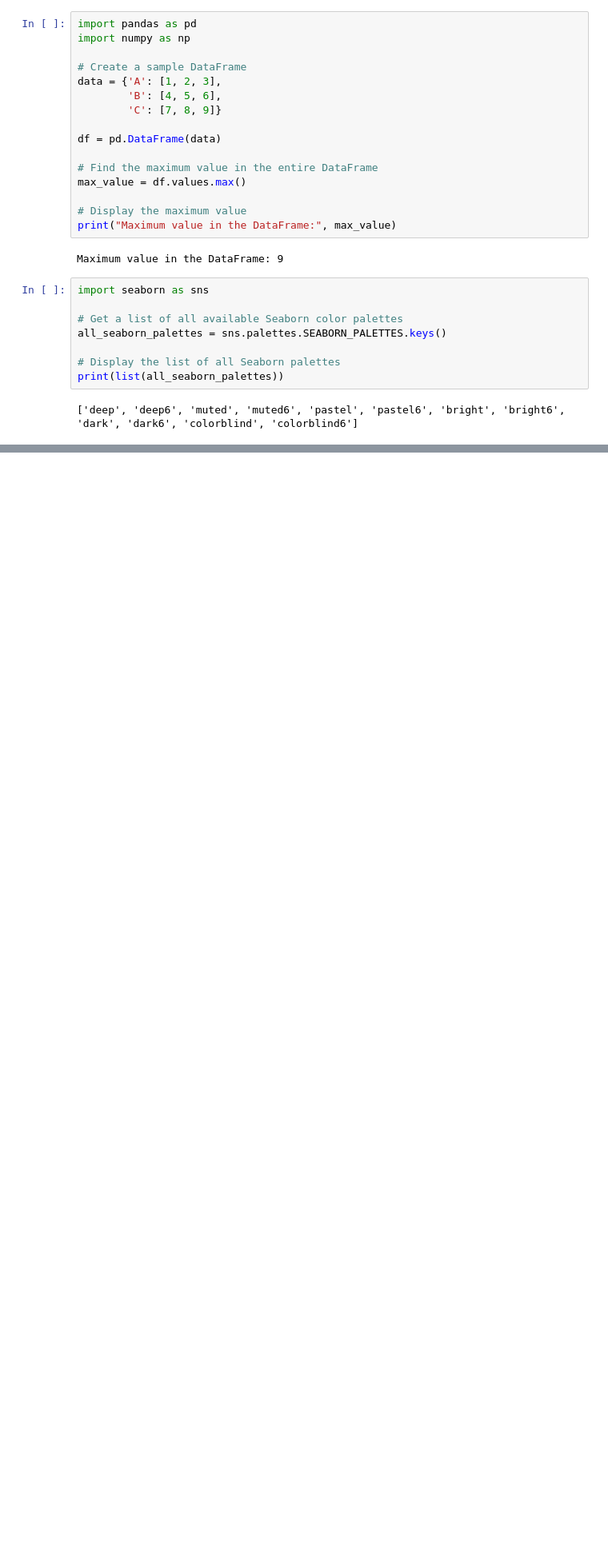
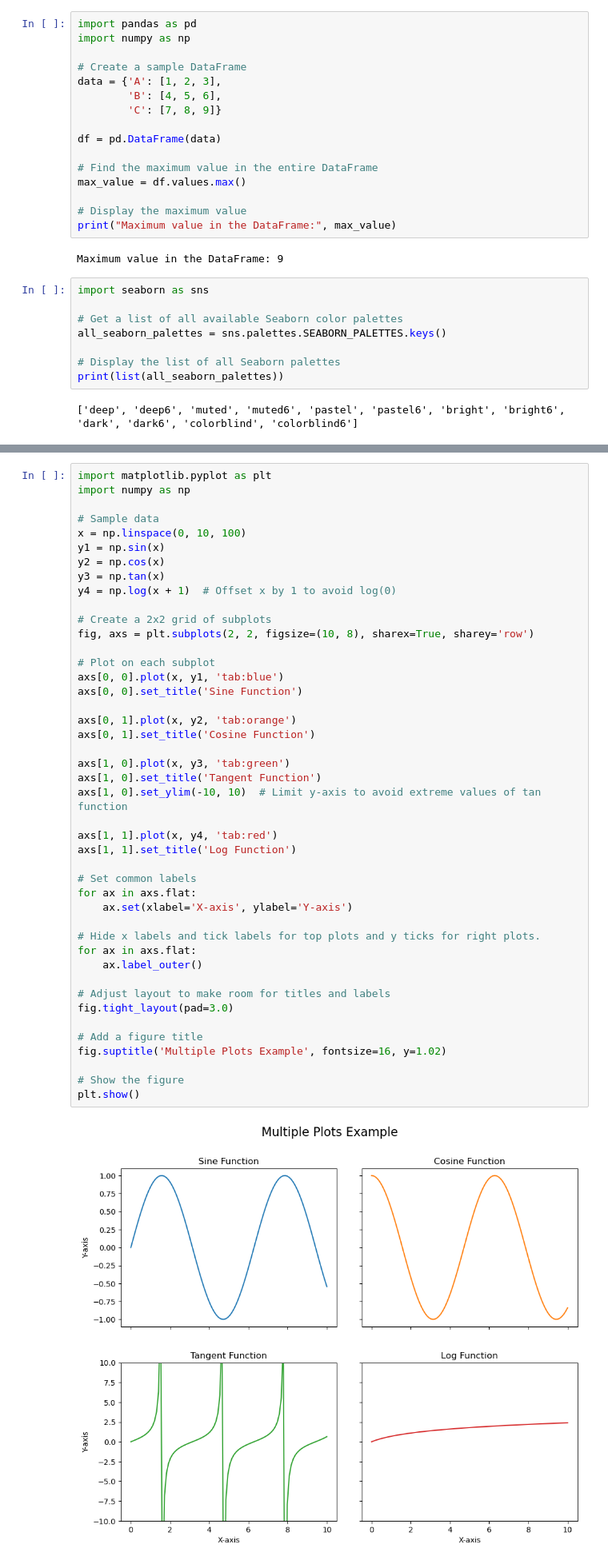
Before and after one commit to UCF-MIPs/multiplex-network, a Jupyter notebook: train.ipynb, the cells around one changed output, grey strips where cells are left out. Shown at 80% size. Cells and saved outputs as stored; diff of their text form; blank space fills up the shorter version.

```diff
--- a/train.ipynb
+++ b/train.ipynb
@@ -340,0 +364,46 @@ print(list(all_seaborn_palettes))
+# %%
+import matplotlib.pyplot as plt
+import numpy as np
+
+# Sample data
+x = np.linspace(0, 10, 100)
+y1 = np.sin(x)
+y2 = np.cos(x)
+y3 = np.tan(x)
+y4 = np.log(x + 1)  # Offset x by 1 to avoid log(0)
+
+# Create a 2x2 grid of subplots
+fig, axs = plt.subplots(2, 2, figsize=(10, 8), sharex=True, sharey='row')
+
+# Plot on each subplot
+axs[0, 0].plot(x, y1, 'tab:blue')
+axs[0, 0].set_title('Sine Function')
+
+axs[0, 1].plot(x, y2, 'tab:orange')
+axs[0, 1].set_title('Cosine Function')
+
+axs[1, 0].plot(x, y3, 'tab:green')
+axs[1, 0].set_title('Tangent Function')
+axs[1, 0].set_ylim(-10, 10)  # Limit y-axis to avoid extreme values of tan function
+
+axs[1, 1].plot(x, y4, 'tab:red')
+axs[1, 1].set_title('Log Function')
+
+# Set common labels
+for ax in axs.flat:
+    ax.set(xlabel='X-axis', ylabel='Y-axis')
+
+# Hide x labels and tick labels for top plots and y ticks for right plots.
+for ax in axs.flat:
+    ax.label_outer()
+
+# Adjust layout to make room for titles and labels
+fig.tight_layout(pad=3.0)
+
+# Add a figure title
+fig.suptitle('Multiple Plots Example', fontsize=16, y=1.02)
+
+# Show the figure
+plt.show()
+# %% [output]
+[figure, added]
```
Also changed, not shown: parts of 3 cells of this notebook, 8 other files.
